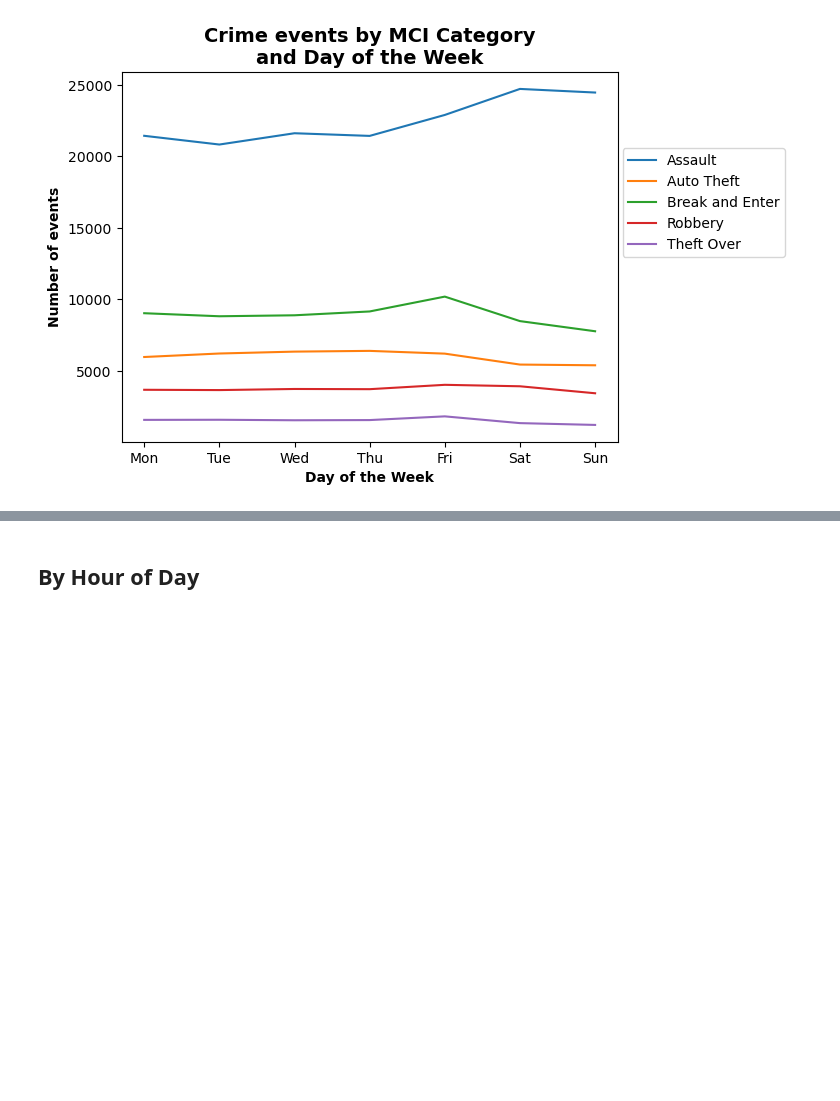
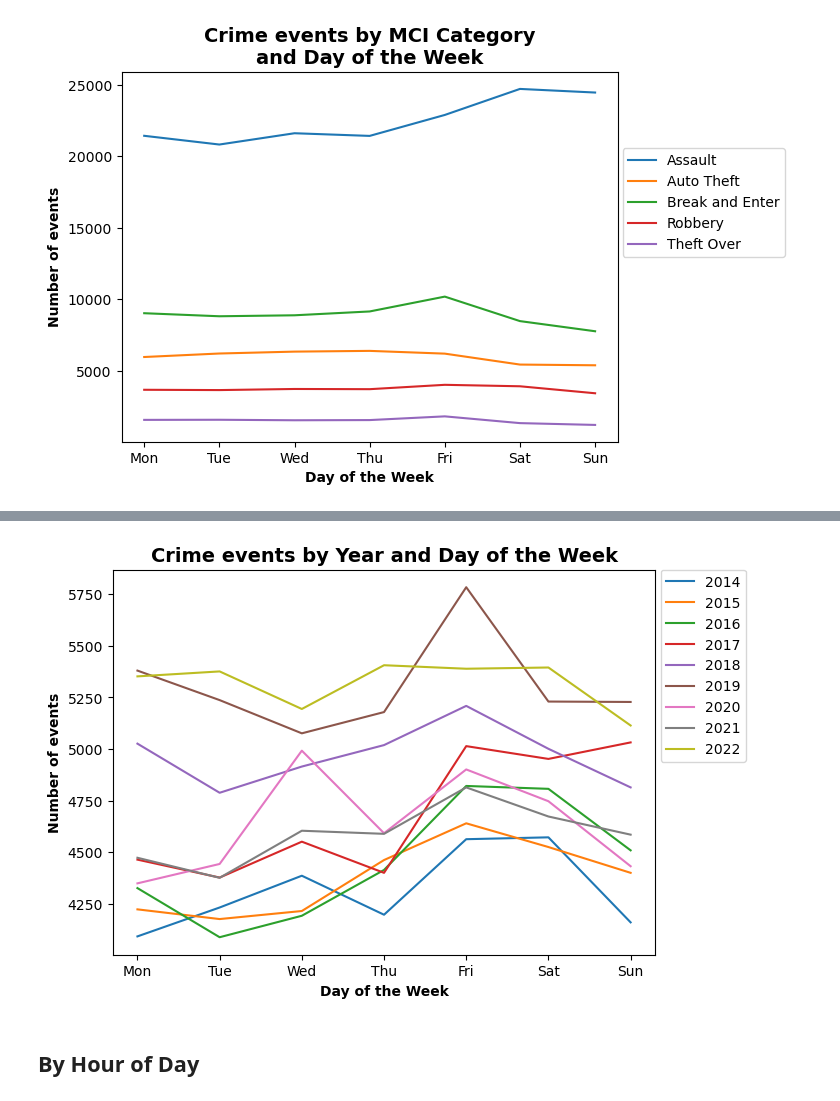
Before and after one commit to fannysigouin/project1, a Jupyter notebook: q2_peak_times.ipynb, the cells around one changed output, grey strips where cells are left out. Cells and saved outputs as stored; diff of their text form; code cells hidden in the pictures; blank space fills up the shorter version.

```diff
--- a/q2_peak_times.ipynb
+++ b/q2_peak_times.ipynb
@@ -344,6 +163,8 @@ month_category_count.head()
 # Visualize
 
 fig, ax = plt.subplots()
+
+mci_cats = list(month_category_count['Category'].unique())
 
 for mci_cat in mci_cats:
     this_data = month_category_count.loc[month_category_count['Category'] == mci_cat]
@@ -561,12 +346,12 @@ plt.show()
 # %% [output]
 [figure]
 # %%
-# # count by year and dow
-# year_dow_count = (df
-#     .groupby(['Year', 'Day of the Week'], as_index=False)
-#     .size()
-#     .fillna(0)
-#     .rename(columns={'size': 'Number of events'})
-# )
+# count by year and dow
+year_dow_count = (df
+    .groupby(['Year', 'Day of the Week'], as_index=False)
+    .size()
+    .fillna(0)
+    .rename(columns={'size': 'Number of events'})
+)
 
-# year_dow_count.head()
+year_dow_count.head()
@@ -573,36 +365,38 @@ plt.show()
 # %%
-# # Visualize
+# Visualize
 
-# # List of years
-# years = list(year_dow_count['Year'].unique())
+# List of years
+years = list(year_dow_count['Year'].unique())
 
-# fig, ax = plt.subplots(figsize=(7, 5))
+fig, ax = plt.subplots(figsize=(7, 5))
 
-# for year in years:
-#     this_data = year_dow_count.loc[year_dow_count['Year'] == year]
-#     # add this category to plot
-#     ax.plot(
-#         this_data['Day of the Week'],
-#         this_data['Number of events'],
-#         label=year,
-#         clip_on=False
-#     )
+for year in years:
+    this_data = year_dow_count.loc[year_dow_count['Year'] == year]
+    # add this category to plot
+    ax.plot(
+        this_data['Day of the Week'],
+        this_data['Number of events'],
+        label=year,
+        clip_on=False
+    )
 
-# plt.xlabel('Day of the Week', fontdict={'weight': 700})
-# plt.ylabel('Number of events', fontdict={'weight': 700})
-# plt.title(
-#     'Crime events by Year and Day of the Week',
-#     fontdict={'weight': 700, 'size': 14}
-# )
+plt.xlabel('Day of the Week', fontdict={'weight': 700})
+plt.ylabel('Number of events', fontdict={'weight': 700})
+plt.title(
+    'Crime events by Year and Day of the Week',
+    fontdict={'weight': 700, 'size': 14}
+)
 
-# plt.xticks(
-#     ticks=np.arange(7),
-#     labels=[m[0:3] for m in df_by_dow['Day of the Week']]
-# )
+plt.xticks(
+    ticks=np.arange(7),
+    labels=[m[0:3] for m in df_by_dow['Day of the Week']]
+)
 
-# plt.legend(loc=(1.01, 0.5))
+plt.legend(loc=(1.01, 0.5))
 
-# plt.show()
+plt.show()
+# %% [output]
+[figure, added]
 # %% [markdown]
 ## By Hour of Day
 # %%
```
Also changed, not shown: parts of 14 cells of this notebook.
